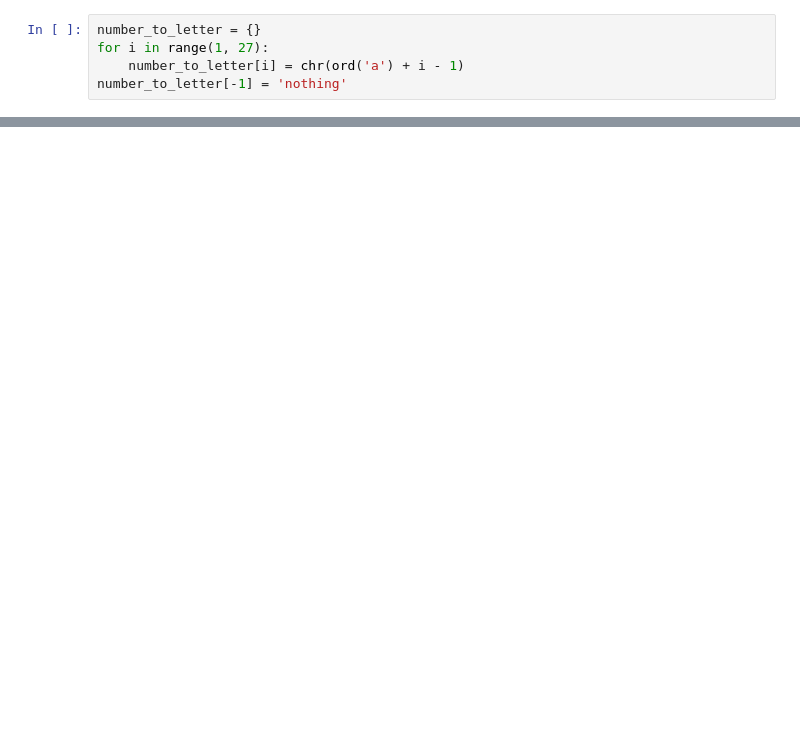
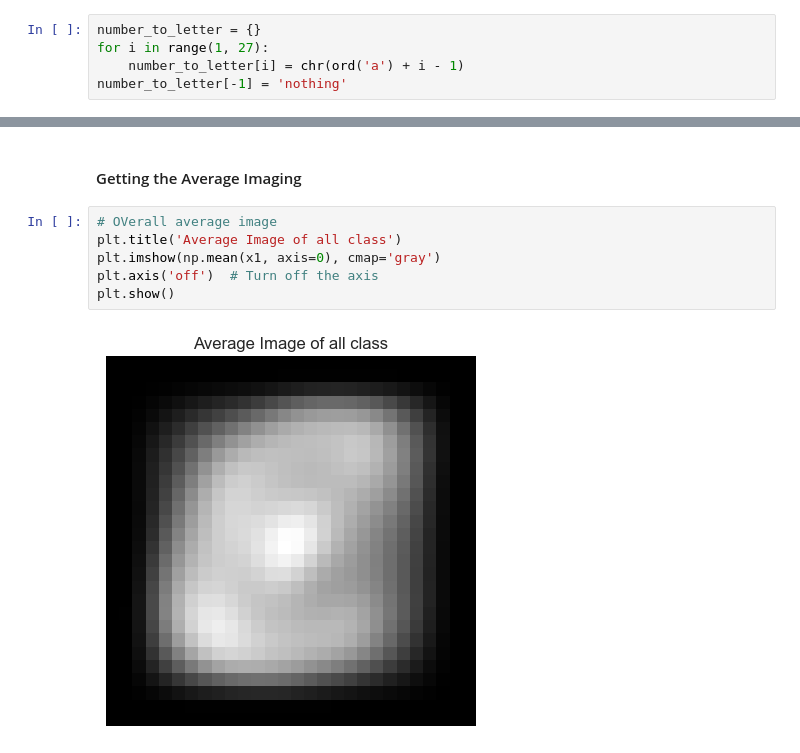
Before and after one commit to y0ngjie/DELECA2, a Jupyter notebook: GAN.ipynb, the cells around one changed output, grey strips where cells are left out. Saved outputs shown, nothing was run; the diff lists cells and outputs as text; blank space fills up the shorter version.

```diff
--- a/GAN.ipynb
+++ b/GAN.ipynb
@@ -87 +125,11 @@ plt.tight_layout()
+# %% [markdown]
+#### Getting the Average Imaging
+# %%
+# OVerall average image
+plt.title('Average Image of all class')
+plt.imshow(np.mean(x1, axis=0), cmap='gray')
+plt.axis('off')  # Turn off the axis
+plt.show()
+# %% [output]
+[figure, added]
 # %%
```
Also changed, not shown: parts of 20 cells of this notebook.
